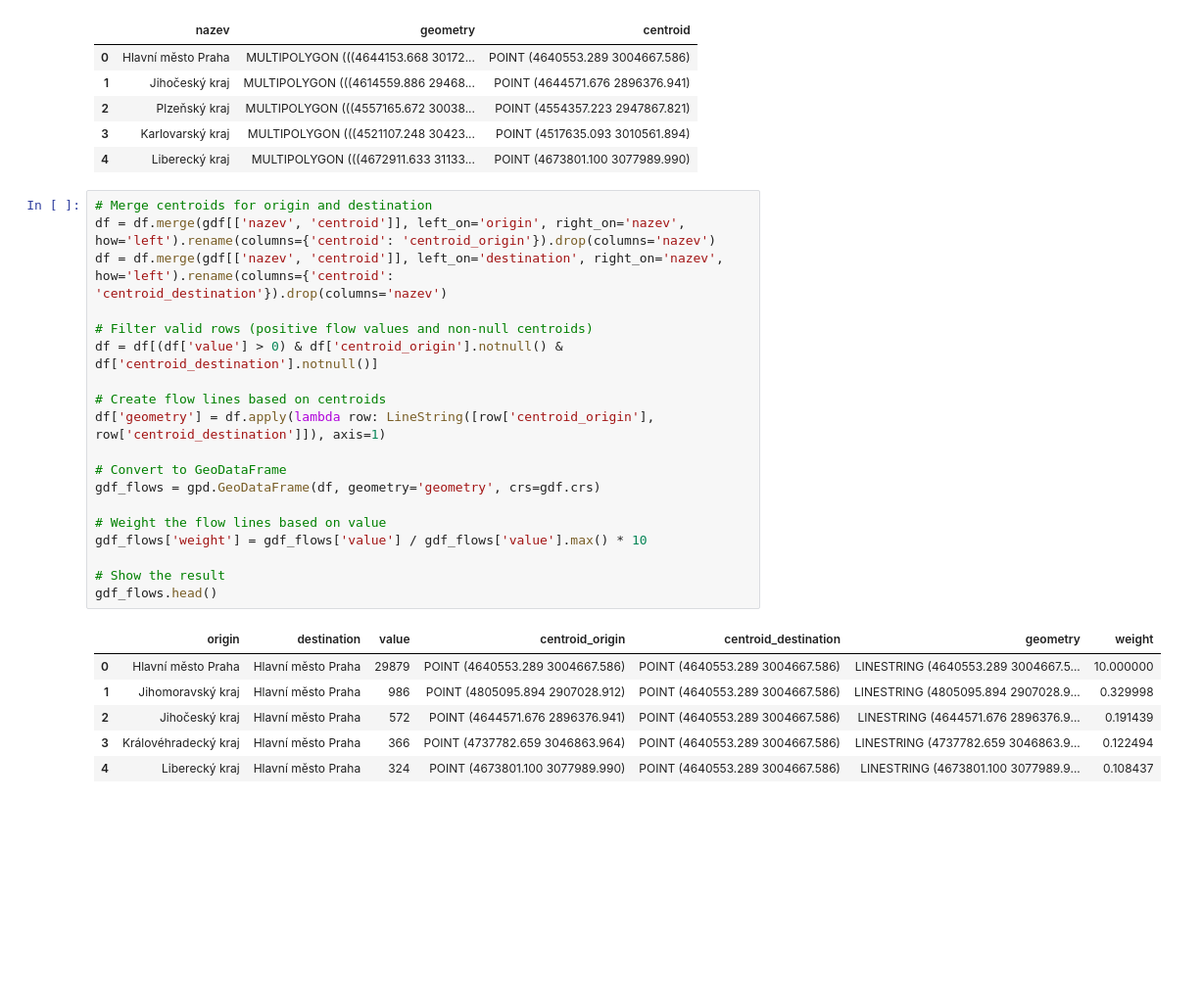
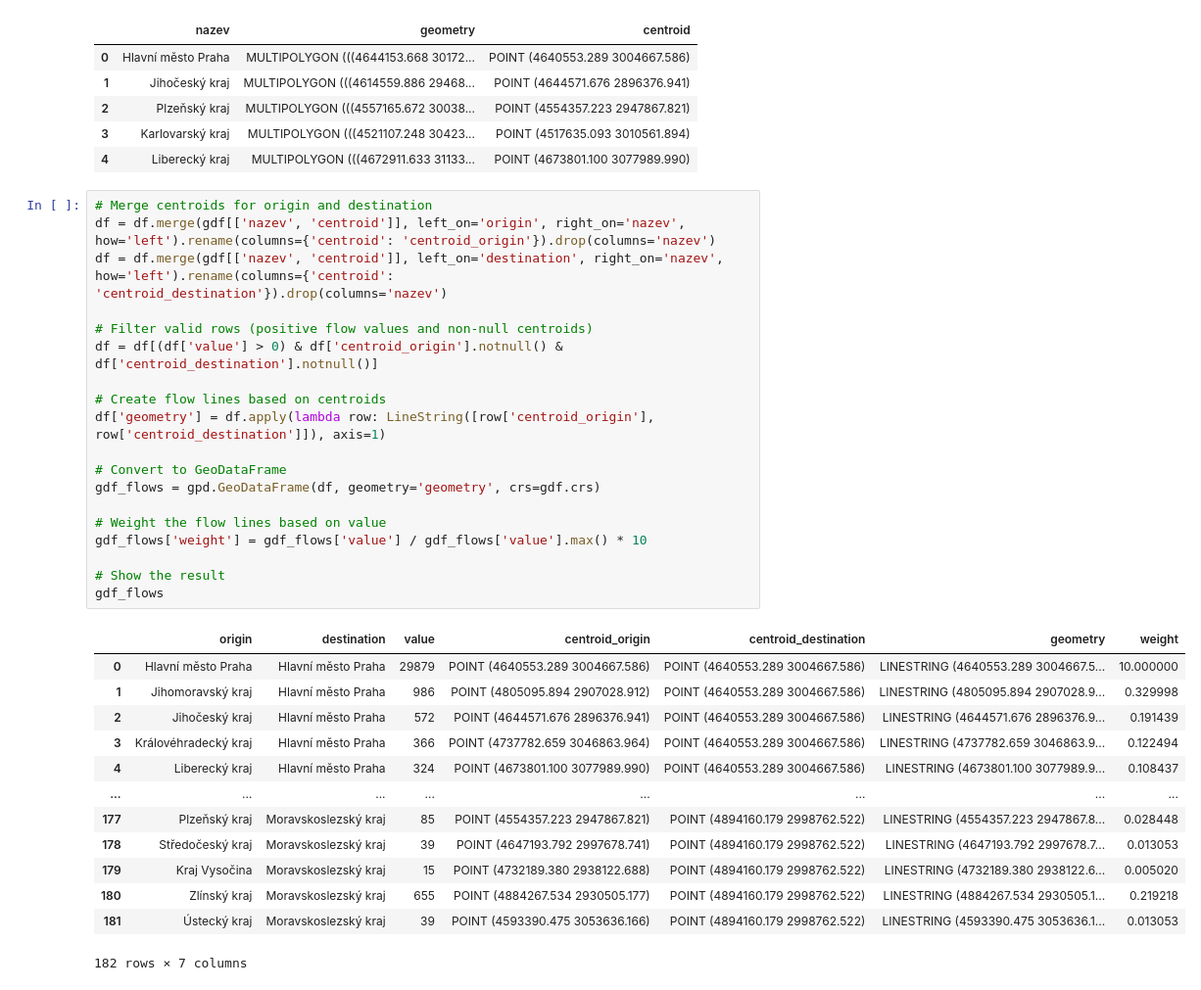
Before and after one commit to kovarmi9/PKAR_mobility_of_university_students, a Jupyter notebook: notebooks/czech_regions.ipynb, the cells around one changed output. Shown: that part at 98% size. Cells and saved outputs as stored; diff of their text form; blank space fills up the shorter version.

```diff
--- a/notebooks/czech_regions.ipynb
+++ b/notebooks/czech_regions.ipynb
@@ -45,29 +45,36 @@ gdf.head()
 # %%
 # Merge centroids for origin and destination
 df = df.merge(gdf[['nazev', 'centroid']], left_on='origin', right_on='nazev', how='left').rename(columns={'centroid': 'centroid_origin'}).drop(columns='nazev')
 df = df.merge(gdf[['nazev', 'centroid']], left_on='destination', right_on='nazev', how='left').rename(columns={'centroid': 'centroid_destination'}).drop(columns='nazev')
 
 # Filter valid rows (positive flow values and non-null centroids)
 df = df[(df['value'] > 0) & df['centroid_origin'].notnull() & df['centroid_destination'].notnull()]
 
 # Create flow lines based on centroids
 df['geometry'] = df.apply(lambda row: LineString([row['centroid_origin'], row['centroid_destination']]), axis=1)
 
 # Convert to GeoDataFrame
 gdf_flows = gpd.GeoDataFrame(df, geometry='geometry', crs=gdf.crs)
 
 # Weight the flow lines based on value
 gdf_flows['weight'] = gdf_flows['value'] / gdf_flows['value'].max() * 10
 
 # Show the result
-gdf_flows.head()
+gdf_flows
 # %% [output]
 |  | origin | destination | value | centroid_origin | centroid_destination | geometry | weight |
 | 0 | Hlavní město Praha | Hlavní město Praha | 29879 | POINT (4640553.289 3004667.586) | POINT (4640553.289 3004667.586) | LINESTRING (4640553.289 3004667.5... | 10.000000 |
 | 1 | Jihomoravský kraj | Hlavní město Praha | 986 | POINT (4805095.894 2907028.912) | POINT (4640553.289 3004667.586) | LINESTRING (4805095.894 2907028.9... | 0.329998 |
 | 2 | Jihočeský kraj | Hlavní město Praha | 572 | POINT (4644571.676 2896376.941) | POINT (4640553.289 3004667.586) | LINESTRING (4644571.676 2896376.9... | 0.191439 |
 | 3 | Královéhradecký kraj | Hlavní město Praha | 366 | POINT (4737782.659 3046863.964) | POINT (4640553.289 3004667.586) | LINESTRING (4737782.659 3046863.9... | 0.122494 |
 | 4 | Liberecký kraj | Hlavní město Praha | 324 | POINT (4673801.100 3077989.990) | POINT (4640553.289 3004667.586) | LINESTRING (4673801.100 3077989.9... | 0.108437 |
+| ... | ... | ... | ... | ... | ... | ... | ... |
+| 177 | Plzeňský kraj | Moravskoslezský kraj | 85 | POINT (4554357.223 2947867.821) | POINT (4894160.179 2998762.522) | LINESTRING (4554357.223 2947867.8... | 0.028448 |
+| 178 | Středočeský kraj | Moravskoslezský kraj | 39 | POINT (4647193.792 2997678.741) | POINT (4894160.179 2998762.522) | LINESTRING (4647193.792 2997678.7... | 0.013053 |
+| 179 | Kraj Vysočina | Moravskoslezský kraj | 15 | POINT (4732189.380 2938122.688) | POINT (4894160.179 2998762.522) | LINESTRING (4732189.380 2938122.6... | 0.005020 |
+| 180 | Zlínský kraj | Moravskoslezský kraj | 655 | POINT (4884267.534 2930505.177) | POINT (4894160.179 2998762.522) | LINESTRING (4884267.534 2930505.1... | 0.219218 |
+| 181 | Ústecký kraj | Moravskoslezský kraj | 39 | POINT (4593390.475 3053636.166) | POINT (4894160.179 2998762.522) | LINESTRING (4593390.475 3053636.1... | 0.013053 |
+182 rows × 7 columns
 # %%
 # Plot
 fig, ax = plt.subplots(1, 1, figsize=(12, 10))
```
Also changed, not shown: parts of 2 cells of this notebook, 3 other files.
